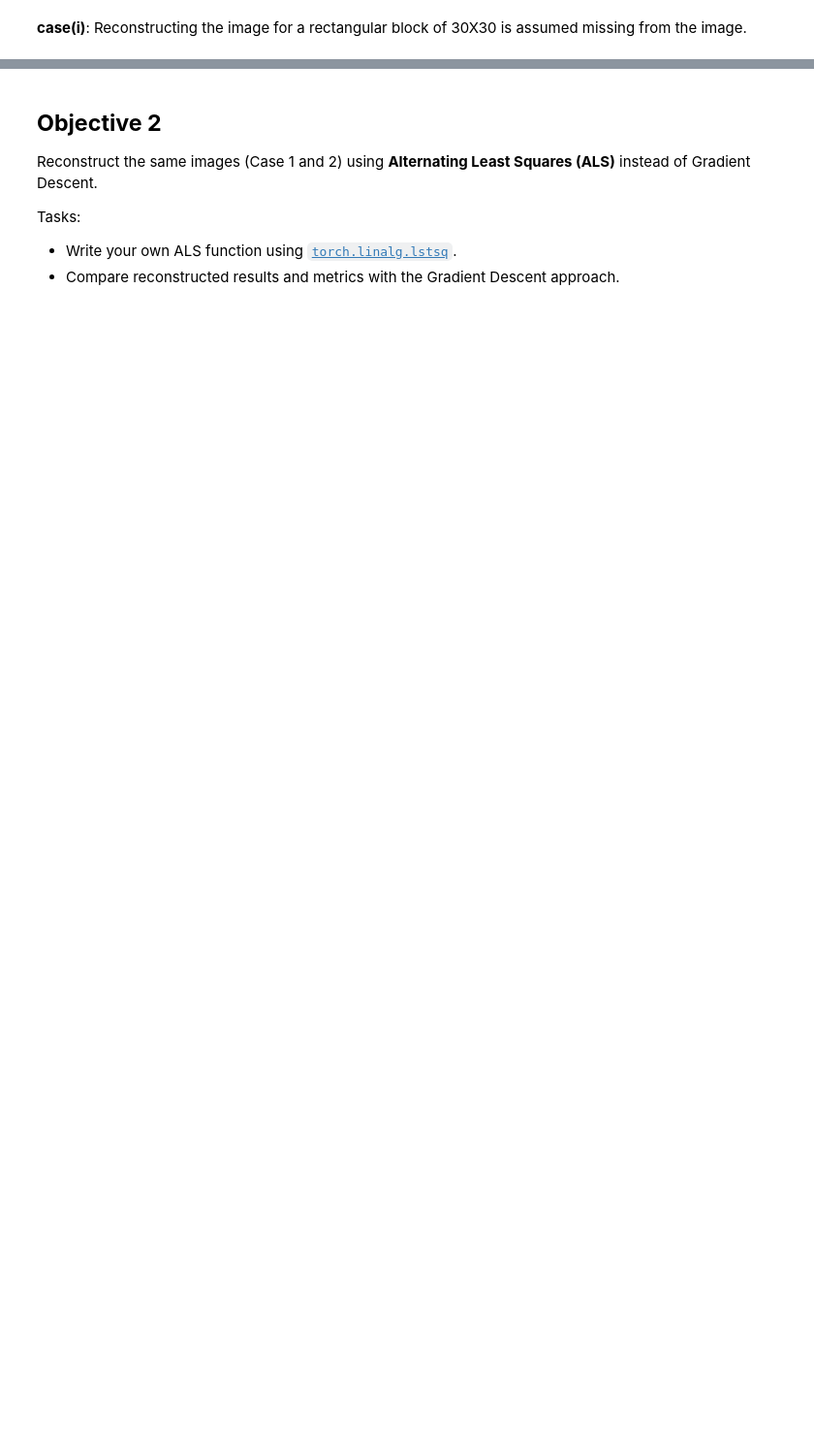
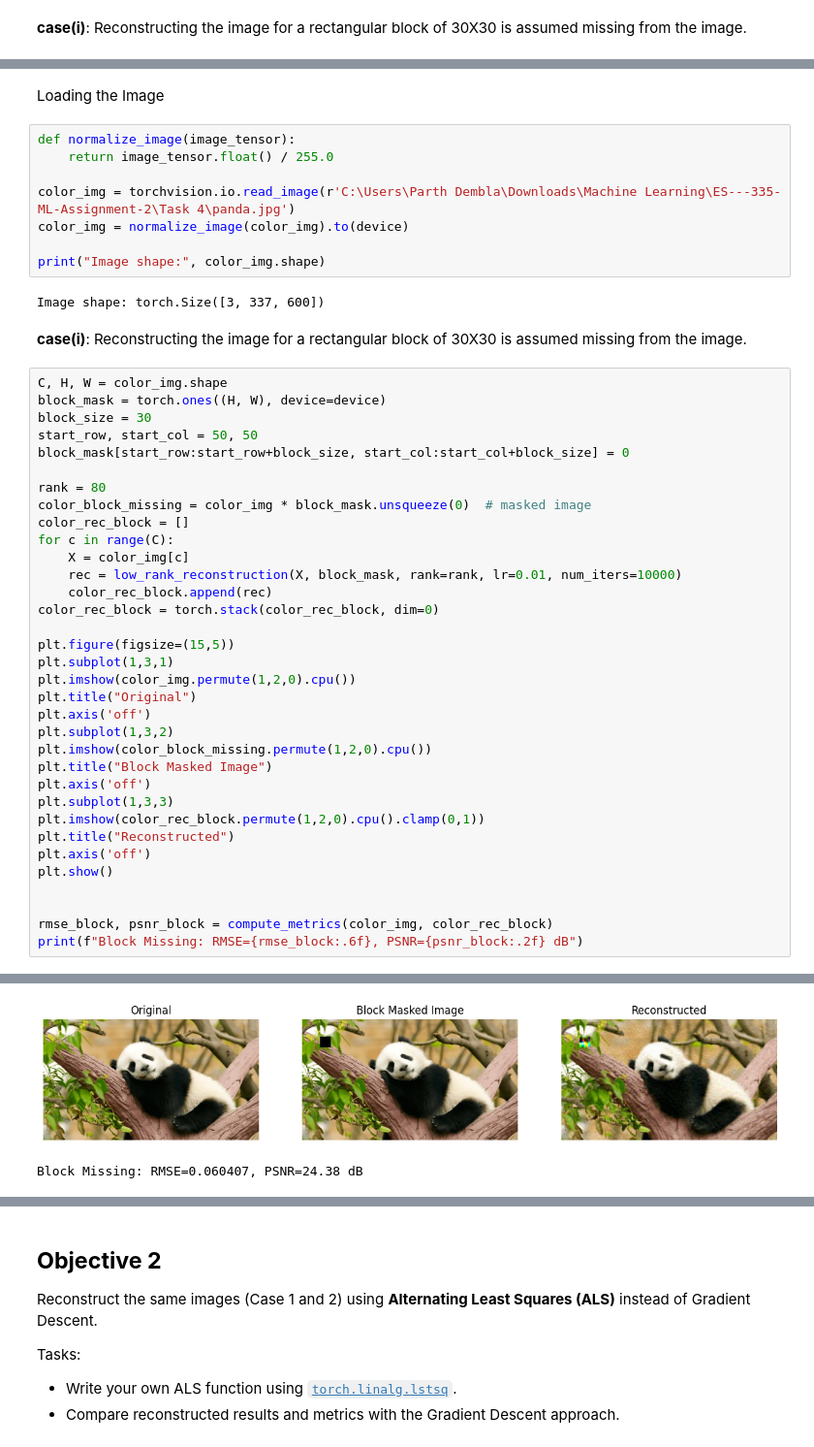
Before and after one commit to HarshJamgaonkar05/ES---335-ML-Assignment-2, a Jupyter notebook: Task 4/Image-Reconstruction.ipynb, the cells around one changed output, grey strips where cells are left out. Shown at 97% size. Drawn from its saved outputs; the diff is of its cells as text; blank space fills up the shorter version.

```diff
--- a/Task 4/Image-Reconstruction.ipynb
+++ b/Task 4/Image-Reconstruction.ipynb
@@ -148,0 +263,49 @@ def compute_metrics(X_true, X_pred, mask_missing):
+# %% [markdown]
+Loading the Image
+# %%
+def normalize_image(image_tensor):
+    return image_tensor.float() / 255.0
+
+color_img = torchvision.io.read_image(r'C:\Users\Parth Dembla\Downloads\Machine Learning\ES---335-ML-Assignment-2\Task 4\panda.jpg')
+color_img = normalize_image(color_img).to(device)
+
+print("Image shape:", color_img.shape)
+# %% [output]
+Image shape: torch.Size([3, 337, 600])
+# %% [markdown]
+**case(i)**: Reconstructing the image for a rectangular block of 30X30 is assumed missing from the image.
+# %%
+C, H, W = color_img.shape
+block_mask = torch.ones((H, W), device=device)
+block_size = 30
+start_row, start_col = 50, 50
+block_mask[start_row:start_row+block_size, start_col:start_col+block_size] = 0
+
+rank = 80
+color_block_missing = color_img * block_mask.unsqueeze(0)  # masked image
+color_rec_block = []
+for c in range(C):
+    X = color_img[c]
+    rec = low_rank_reconstruction(X, block_mask, rank=rank, lr=0.01, num_iters=10000)
+    color_rec_block.append(rec)
+color_rec_block = torch.stack(color_rec_block, dim=0)
+
+plt.figure(figsize=(15,5))
+plt.subplot(1,3,1)
+plt.imshow(color_img.permute(1,2,0).cpu())
+plt.title("Original")
+plt.axis('off')
+plt.subplot(1,3,2)
+plt.imshow(color_block_missing.permute(1,2,0).cpu())
+plt.title("Block Masked Image")
+plt.axis('off')
+plt.subplot(1,3,3)
+plt.imshow(color_rec_block.permute(1,2,0).cpu().clamp(0,1))
+plt.title("Reconstructed")
+plt.axis('off')
+plt.show()
+
+
+rmse_block, psnr_block = compute_metrics(color_img, color_rec_block)
+print(f"Block Missing: RMSE={rmse_block:.6f}, PSNR={psnr_block:.2f} dB")
+# %% [output]
@@ -148,0 +329,2 @@ def compute_metrics(X_true, X_pred, mask_missing):
+[figure, added]
+Block Missing: RMSE=0.060407, PSNR=24.38 dB
```
Also changed, not shown: parts of 11 cells of this notebook.
